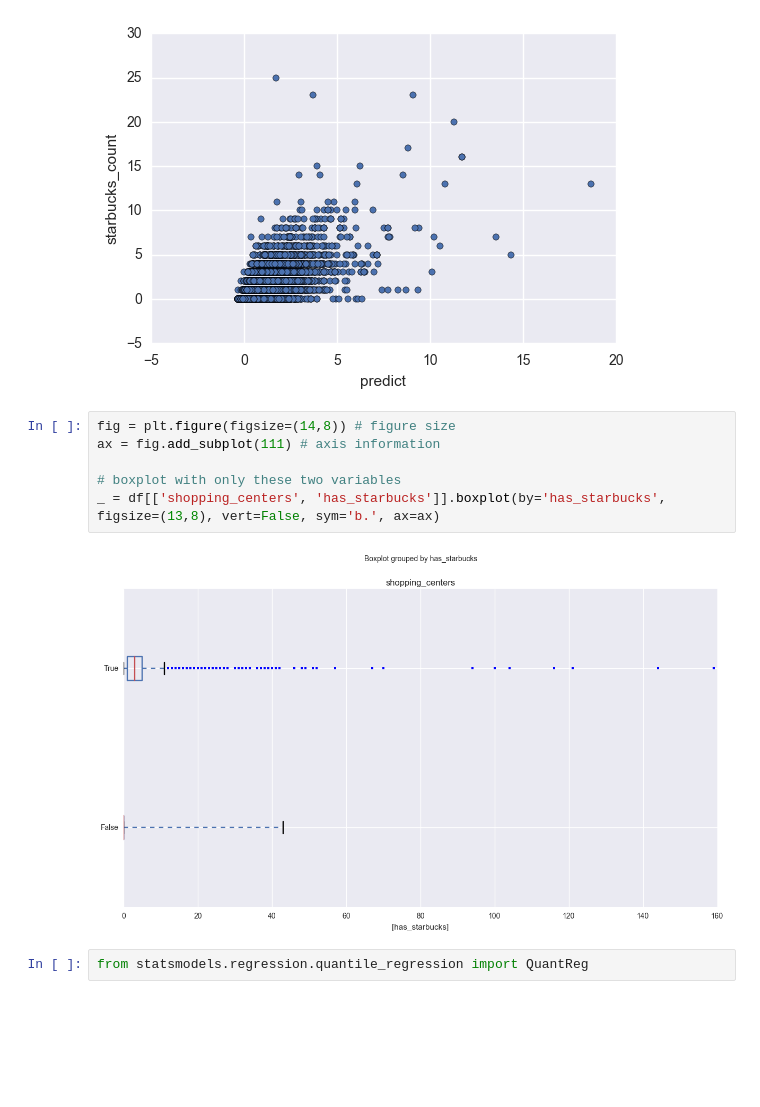
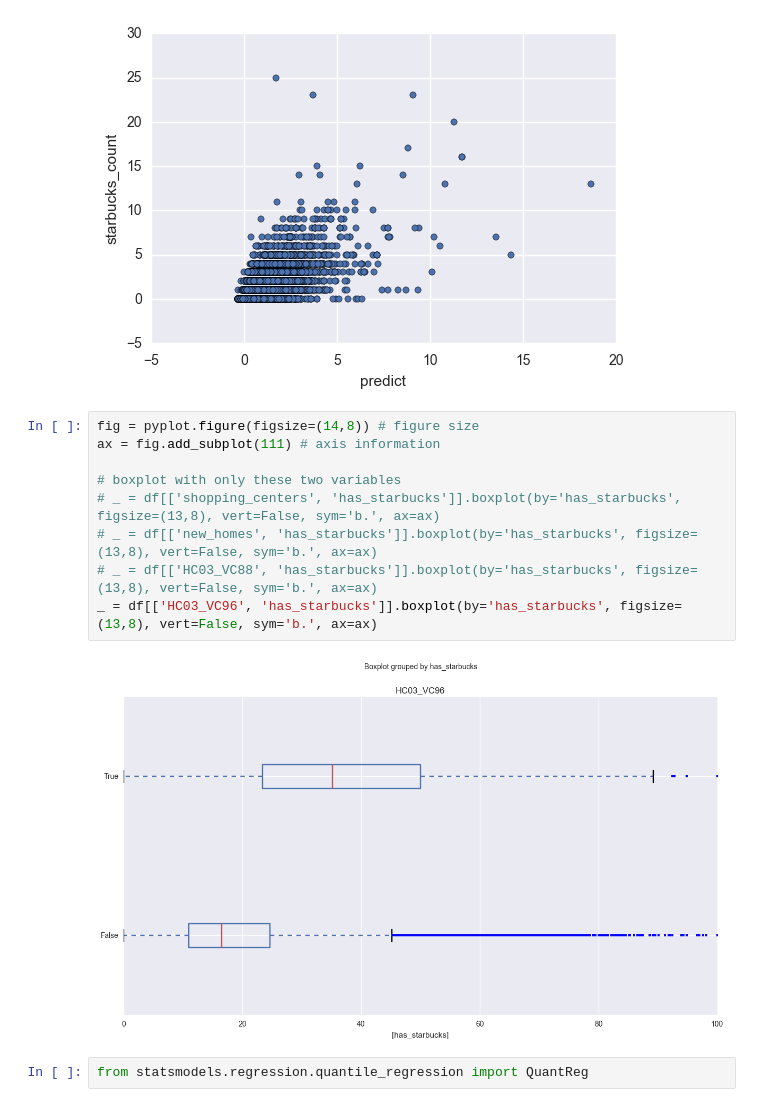
Before and after one commit to tmthyjames/general_prez, a Jupyter notebook: The_General_Coffee_scratch.ipynb, the cells around one changed output. Drawn from its saved outputs; the diff is of its cells as text; blank space fills up the shorter version.

```diff
--- a/The_General_Coffee_scratch.ipynb
+++ b/The_General_Coffee_scratch.ipynb
@@ -660,13 +660,16 @@ df.plot.scatter(x='predict', y='starbucks_count')
 <matplotlib.axes._subplots.AxesSubplot at 0x...>
 [figure]
 # %%
-fig = plt.figure(figsize=(14,8)) # figure size
+fig = pyplot.figure(figsize=(14,8)) # figure size
 ax = fig.add_subplot(111) # axis information
 
 # boxplot with only these two variables
-_ = df[['shopping_centers', 'has_starbucks']].boxplot(by='has_starbucks', figsize=(13,8), vert=False, sym='b.', ax=ax)
+# _ = df[['shopping_centers', 'has_starbucks']].boxplot(by='has_starbucks', figsize=(13,8), vert=False, sym='b.', ax=ax)
+# _ = df[['new_homes', 'has_starbucks']].boxplot(by='has_starbucks', figsize=(13,8), vert=False, sym='b.', ax=ax)
+# _ = df[['HC03_VC88', 'has_starbucks']].boxplot(by='has_starbucks', figsize=(13,8), vert=False, sym='b.', ax=ax)
+_ = df[['HC03_VC96', 'has_starbucks']].boxplot(by='has_starbucks', figsize=(13,8), vert=False, sym='b.', ax=ax)
 # %% [output]
-[figure, old version]
+[figure, new version]
 # %%
 from statsmodels.regression.quantile_regression import QuantReg
 # %%
```
Also changed, not shown: 8 other files.
